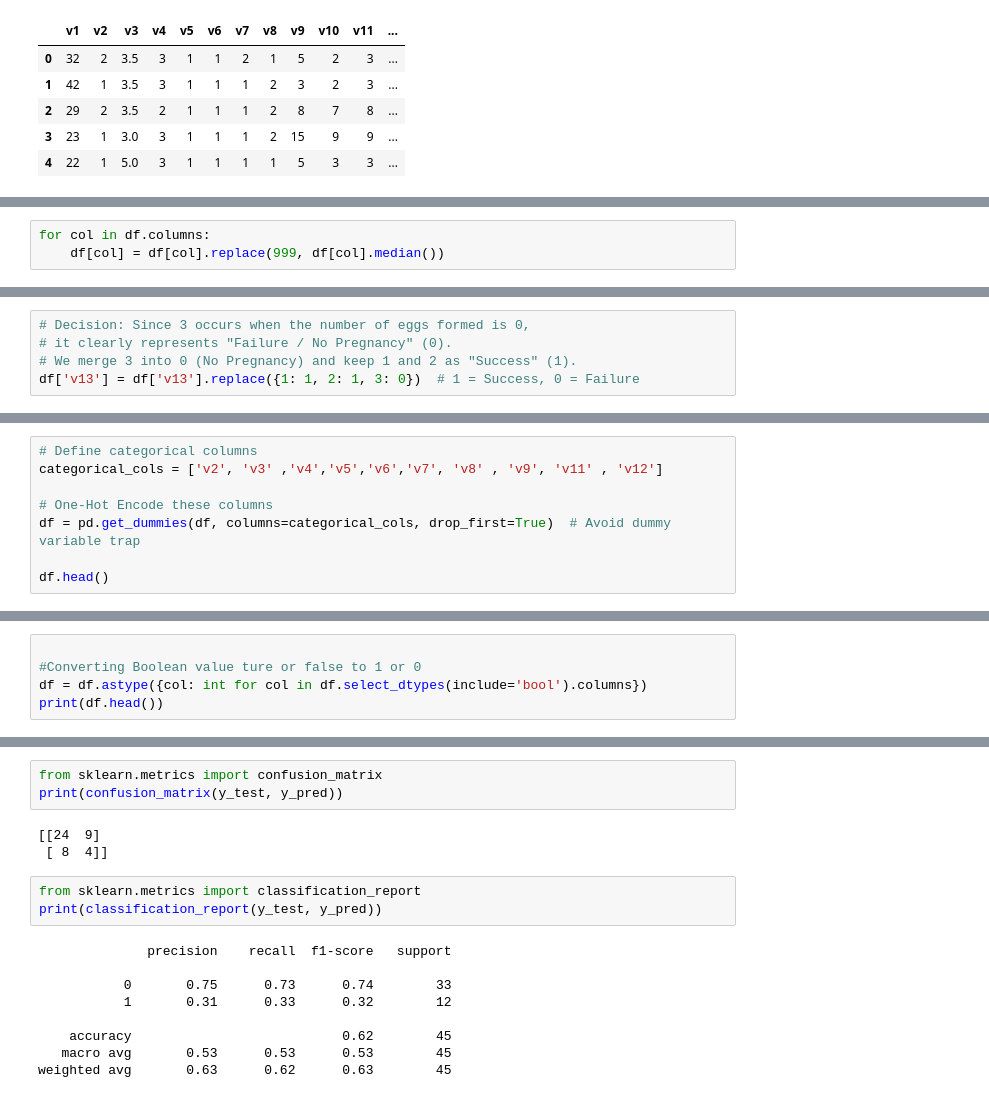
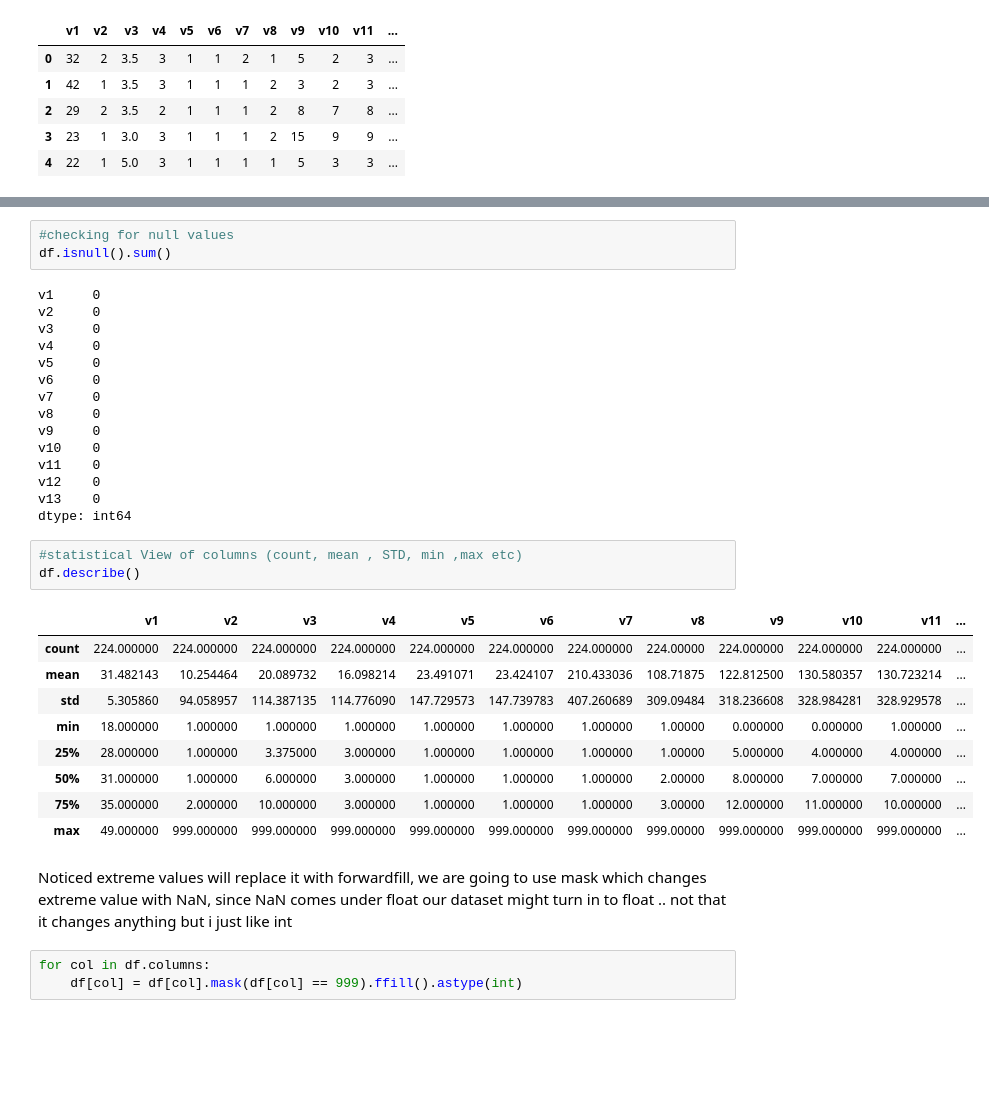
Before and after one commit to Anup-Sarkar-DD/IVF_Success_Rate_Predict, a Jupyter notebook: potentialFinal.ipynb, the cells around one changed output, grey strips where cells are left out. Saved outputs shown, nothing was run; the diff lists cells and outputs as text; blank space fills up the shorter version.

```diff
--- a/potentialFinal.ipynb
+++ b/potentialFinal.ipynb
@@ -74,3 +51,0 @@ max      3.000000
-# %%
-for col in df.columns:
-    df[col] = df[col].replace(999, df[col].median())
@@ -128,5 +51,0 @@ df.head()
-# %%
-# Decision: Since 3 occurs when the number of eggs formed is 0,
-# it clearly represents "Failure / No Pregnancy" (0).
-# We merge 3 into 0 (No Pregnancy) and keep 1 and 2 as "Success" (1).
-df['v13'] = df['v13'].replace({1: 1, 2: 1, 3: 0})  # 1 = Success, 0 = Failure
@@ -165,8 +51,0 @@ plt.show()
-# %%
-# Define categorical columns
-categorical_cols = ['v2', 'v3' ,'v4','v5','v6','v7', 'v8' , 'v9', 'v11' , 'v12']
-
-# One-Hot Encode these columns
-df = pd.get_dummies(df, columns=categorical_cols, drop_first=True)  # Avoid dummy variable trap
-
-df.head()
@@ -203,5 +51,0 @@ memory usage: 21.3 KB
-# %%
-
-#Converting Boolean value ture or false to 1 or 0
-df = df.astype({col: int for col in df.select_dtypes(include='bool').columns})
-print(df.head())
@@ -293,18 +52,36 @@ print(comparison_df.sample(10, random_state=np.random.randint(1000)))
-# %%
-from sklearn.metrics import confusion_matrix
-print(confusion_matrix(y_test, y_pred))
-# %% [output]
-[[24  9]
- [ 8  4]]
-# %%
-from sklearn.metrics import classification_report
-print(classification_report(y_test, y_pred))
-# %% [output]
-              precision    recall  f1-score   support
-
-           0       0.75      0.73      0.74        33
-           1       0.31      0.33      0.32        12
-
-    accuracy                           0.62        45
-   macro avg       0.53      0.53      0.53        45
-weighted avg       0.63      0.62      0.63        45
+# %%
+#checking for null values
+df.isnull().sum()
+# %% [output]
+v1     0
+v2     0
+v3     0
+v4     0
+v5     0
+v6     0
+v7     0
+v8     0
+v9     0
+v10    0
+v11    0
+v12    0
+v13    0
+dtype: int64
+# %%
+#statistical View of columns (count, mean , STD, min ,max etc)
+df.describe()
+# %% [output]
+|  | v1 | v2 | v3 | v4 | v5 | v6 | v7 | v8 | v9 | v10 | v11 | ... |
+| count | 224.000000 | 224.000000 | 224.000000 | 224.000000 | 224.000000 | 224.000000 | 224.000000 | 224.00000 | 224.000000 | 224.000000 | 224.000000 | ... |
+| mean | 31.482143 | 10.254464 | 20.089732 | 16.098214 | 23.491071 | 23.424107 | 210.433036 | 108.71875 | 122.812500 | 130.580357 | 130.723214 | ... |
+| std | 5.305860 | 94.058957 | 114.387135 | 114.776090 | 147.729573 | 147.739783 | 407.260689 | 309.09484 | 318.236608 | 328.984281 | 328.929578 | ... |
+| min | 18.000000 | 1.000000 | 1.000000 | 1.000000 | 1.000000 | 1.000000 | 1.000000 | 1.00000 | 0.000000 | 0.000000 | 1.000000 | ... |
+| 25% | 28.000000 | 1.000000 | 3.375000 | 3.000000 | 1.000000 | 1.000000 | 1.000000 | 1.00000 | 5.000000 | 4.000000 | 4.000000 | ... |
+| 50% | 31.000000 | 1.000000 | 6.000000 | 3.000000 | 1.000000 | 1.000000 | 1.000000 | 2.00000 | 8.000000 | 7.000000 | 7.000000 | ... |
+| 75% | 35.000000 | 2.000000 | 10.000000 | 3.000000 | 1.000000 | 1.000000 | 1.000000 | 3.00000 | 12.000000 | 11.000000 | 10.000000 | ... |
+| max | 49.000000 | 999.000000 | 999.000000 | 999.000000 | 999.000000 | 999.000000 | 999.000000 | 999.00000 | 999.000000 | 999.000000 | 999.000000 | ... |
+# %% [markdown]
+Noticed extreme values will replace it with forwardfill, we are going to use mask which changes extreme value with NaN, since NaN comes under float our dataset might turn in to float .. not that it changes anything but i just like int
+# %%
+for col in df.columns:
+    df[col] = df[col].mask(df[col] == 999).ffill().astype(int)
```
Also changed, not shown: parts of 83 cells of this notebook, 1 other file.
